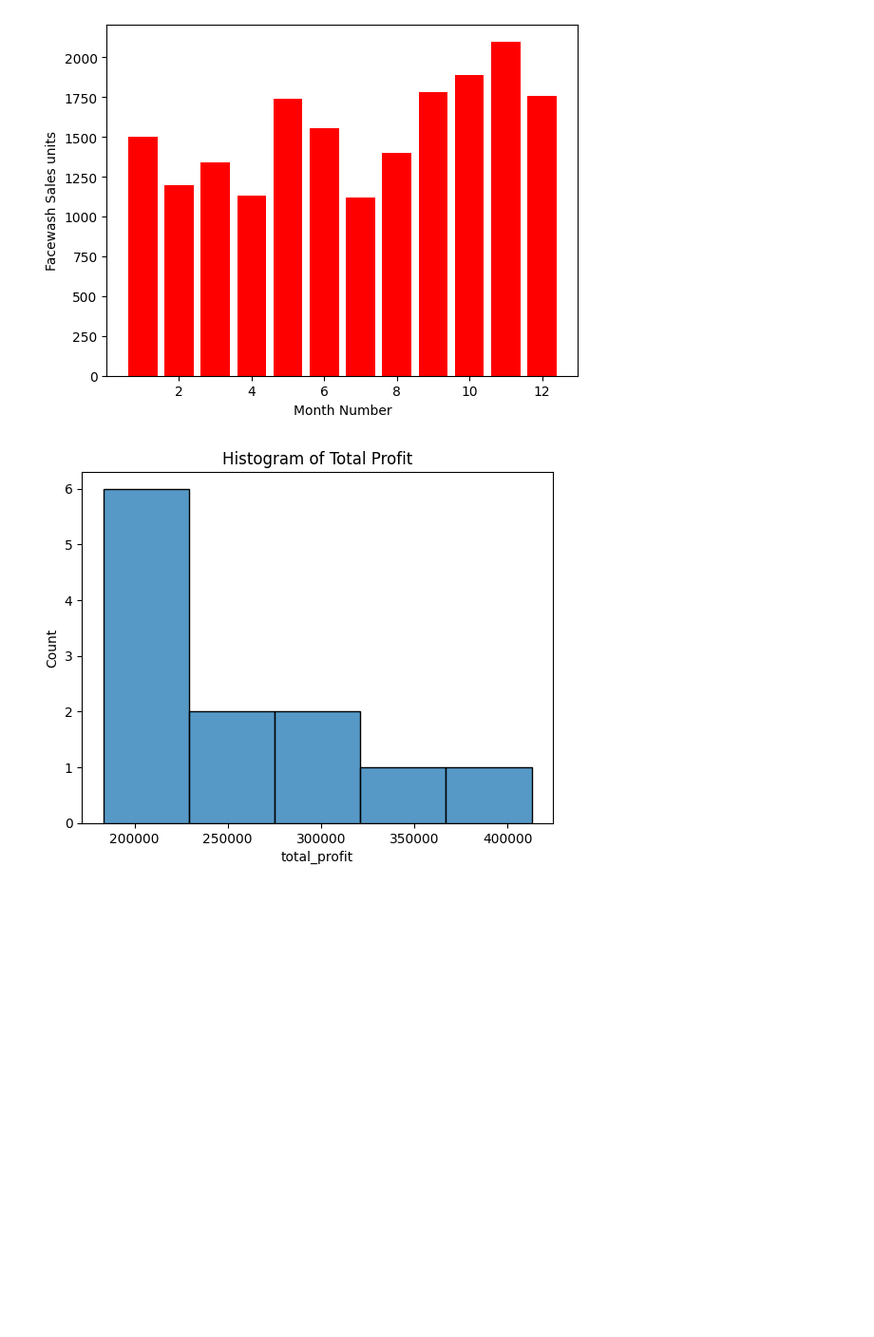
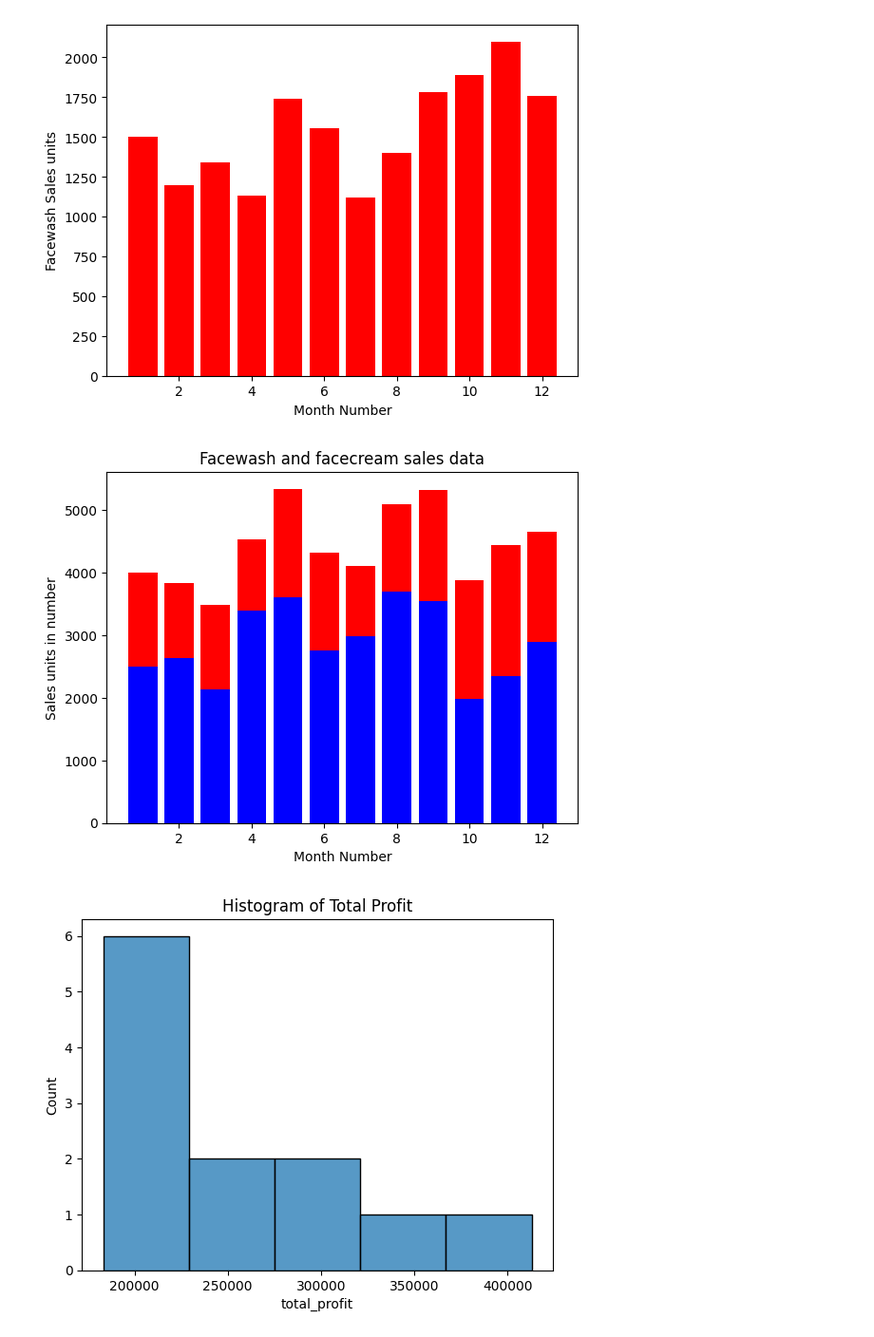
Before and after one commit to shivanshi2206/BIG_DATA_ANALYTICS, a Jupyter notebook: LABEVAL_MCA3_202301061.ipynb, the cells around one changed output. Shown at 95% size. Saved outputs shown, nothing was run; the diff lists cells and outputs as text; code cells hidden in the pictures; blank space fills up the shorter version.

```diff
--- a/LABEVAL_MCA3_202301061.ipynb
+++ b/LABEVAL_MCA3_202301061.ipynb
@@ -34,6 +35,15 @@ plt.ylabel('Facewash Sales units')
 plt.show()
 # %% [output]
 [figure]
+# %%
+plt.bar(df['month_number'], df['facecream'], color='b', label='Face Cream sales data')
+plt.bar(df['month_number'], df['facewash'], color='r', label='Face Wash sales data', bottom=df['facecream'])
+plt.xlabel('Month Number')
+plt.ylabel('Sales units in number')
+plt.title('Facewash and facecream sales data')
+plt.show()
+# %% [output]
+[figure, added]
 # %%
 sns.histplot(df['total_profit'])
 plt.title('Histogram of Total Profit')
```
Also changed, not shown: parts of 1 cell of this notebook.
